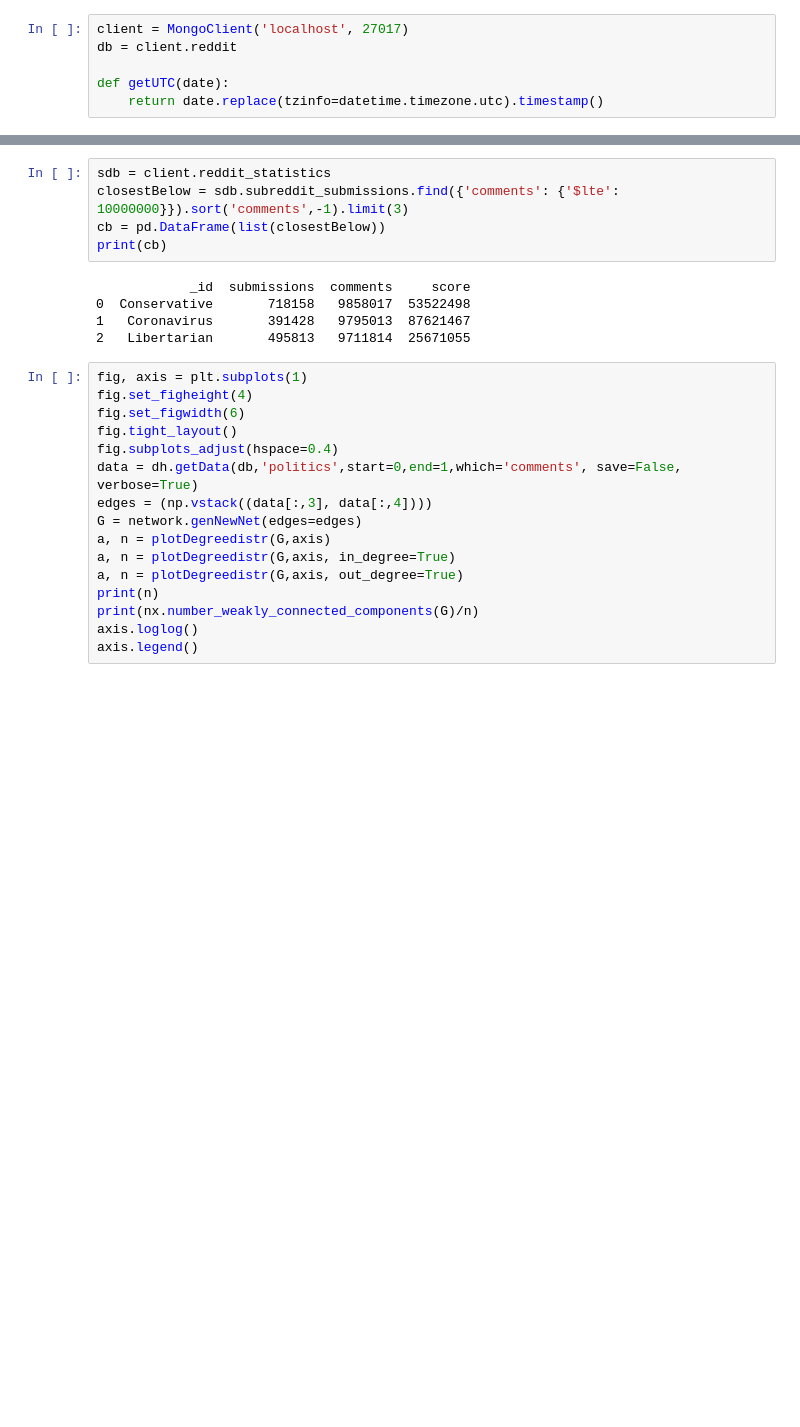
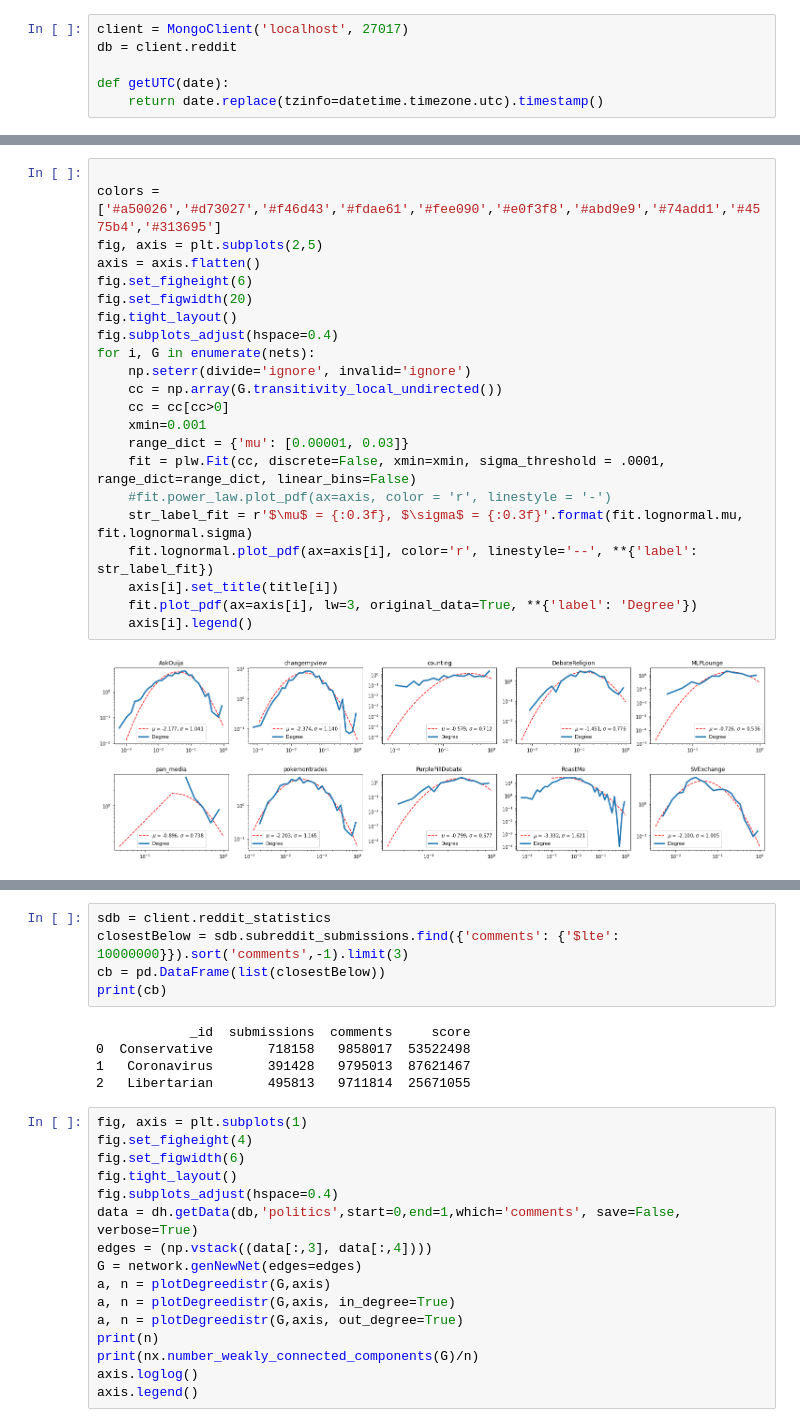
Before and after one commit to vneuhaus/InteractionNetworks, a Jupyter notebook: degreeDistributions.ipynb, the cells around one changed output, grey strips where cells are left out. Cells and saved outputs as stored; diff of their text form; blank space fills up the shorter version.

```diff
--- a/degreeDistributions.ipynb
+++ b/degreeDistributions.ipynb
@@ -85,0 +174,24 @@ print(df)
+# %%
+
+colors = ['#a50026','#d73027','#f46d43','#fdae61','#fee090','#e0f3f8','#abd9e9','#74add1','#4575b4','#313695']
+fig, axis = plt.subplots(2,5)
+axis = axis.flatten()
+fig.set_figheight(6)
+fig.set_figwidth(20)
+fig.tight_layout()
+fig.subplots_adjust(hspace=0.4)
+for i, G in enumerate(nets):
+    np.seterr(divide='ignore', invalid='ignore')
+    cc = np.array(G.transitivity_local_undirected())
+    cc = cc[cc>0]
+    xmin=0.001
+    range_dict = {'mu': [0.00001, 0.03]}
+    fit = plw.Fit(cc, discrete=False, xmin=xmin, sigma_threshold = .0001, range_dict=range_dict, linear_bins=False)
+    #fit.power_law.plot_pdf(ax=axis, color = 'r', linestyle = '-')
+    str_label_fit = r'$\mu$ = {:0.3f}, $\sigma$ = {:0.3f}'.format(fit.lognormal.mu, fit.lognormal.sigma)
+    fit.lognormal.plot_pdf(ax=axis[i], color='r', linestyle='--', **{'label': str_label_fit})
+    axis[i].set_title(title[i])
+    fit.plot_pdf(ax=axis[i], lw=3, original_data=True, **{'label': 'Degree'})
+    axis[i].legend()
+# %% [output]
+[figure, added]
```
Also changed, not shown: parts of 33 cells of this notebook, 6 other files.
